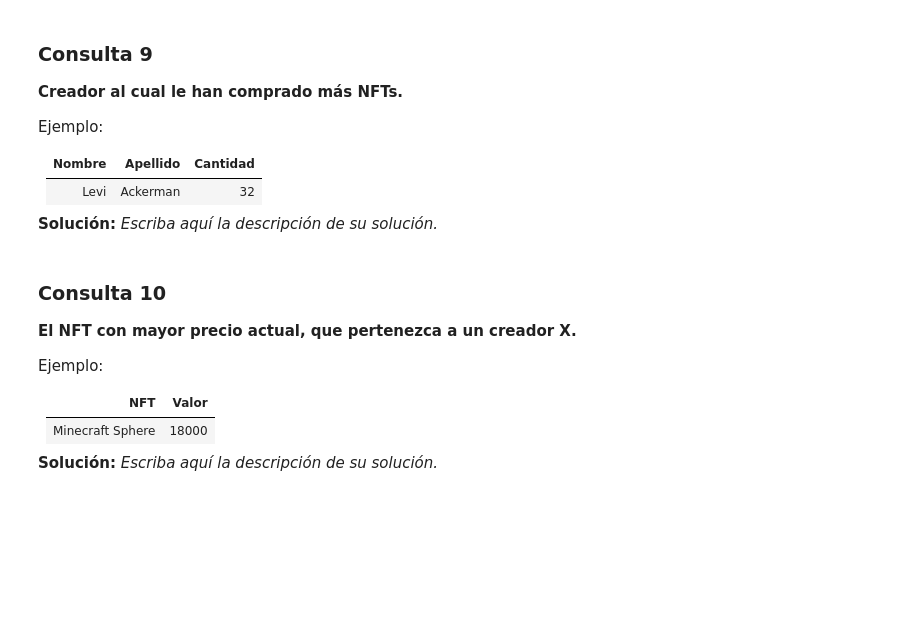
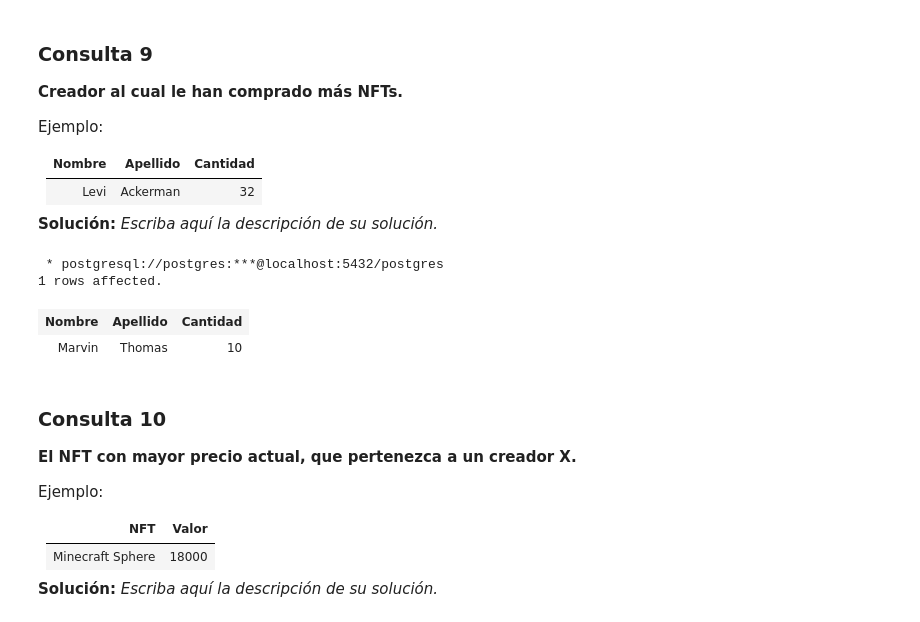
Before and after one commit to Cloff23/Tarea-1-BD, a Jupyter notebook: Tarea1_BD_2022-1 V1.1.ipynb, the cells around one changed output. Drawn from its saved outputs; the diff is of its cells as text; code cells hidden in the pictures; blank space fills up the shorter version.

```diff
--- a/Tarea1_BD_2022-1 V1.1.ipynb
+++ b/Tarea1_BD_2022-1 V1.1.ipynb
@@ -576,3 +626,19 @@ WHERE
+# %%
+%%sql
+SELECT
+	creadores.nombre AS "Nombre", creadores.apellido AS "Apellido", COUNT(usuario_tiene_nft.id_nft) AS "Cantidad"
+FROM
+	creadores
+INNER JOIN nft ON nft.id_creador = creadores.id_creador
+INNER JOIN usuario_tiene_nft ON usuario_tiene_nft.id_nft = nft.id_nft
+GROUP BY creadores.nombre, creadores.apellido
+ORDER BY COUNT(usuario_tiene_nft.id_nft) DESC
+LIMIT 1;
+# %% [output]
+ * postgresql://postgres:***@localhost:5432/postgres
+1 rows affected.
+| Nombre | Apellido | Cantidad |
+| Marvin | Thomas | 10 |
 # %% [markdown]
 ### Consulta 10
 **El NFT con mayor precio actual, que pertenezca a un creador X.**
```
Also changed, not shown: parts of 11 cells of this notebook.
